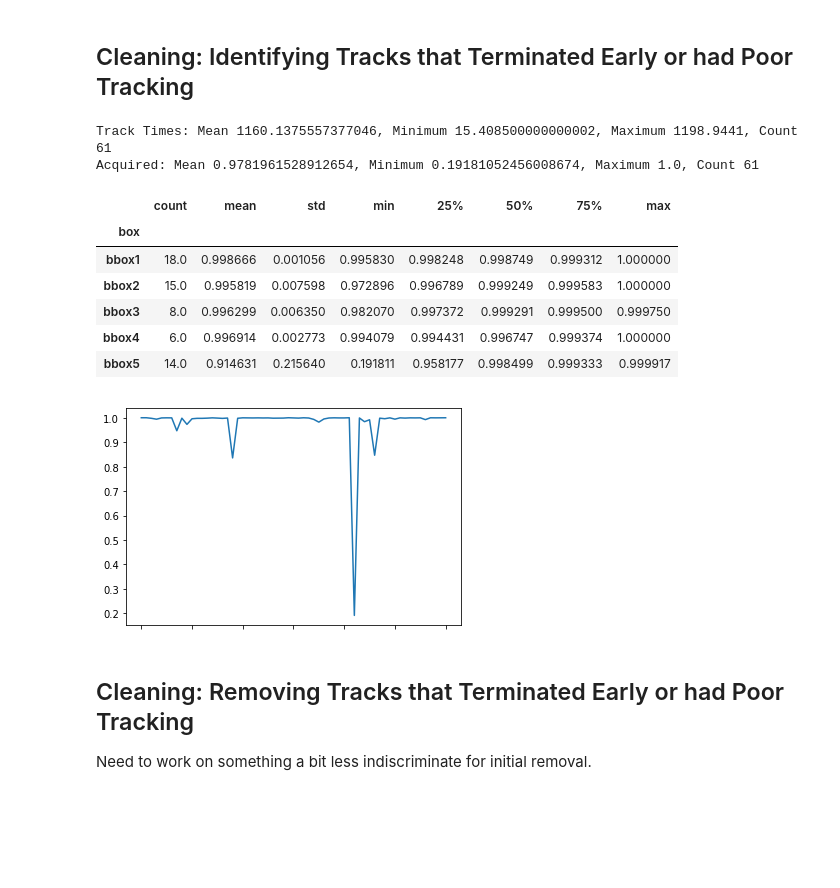
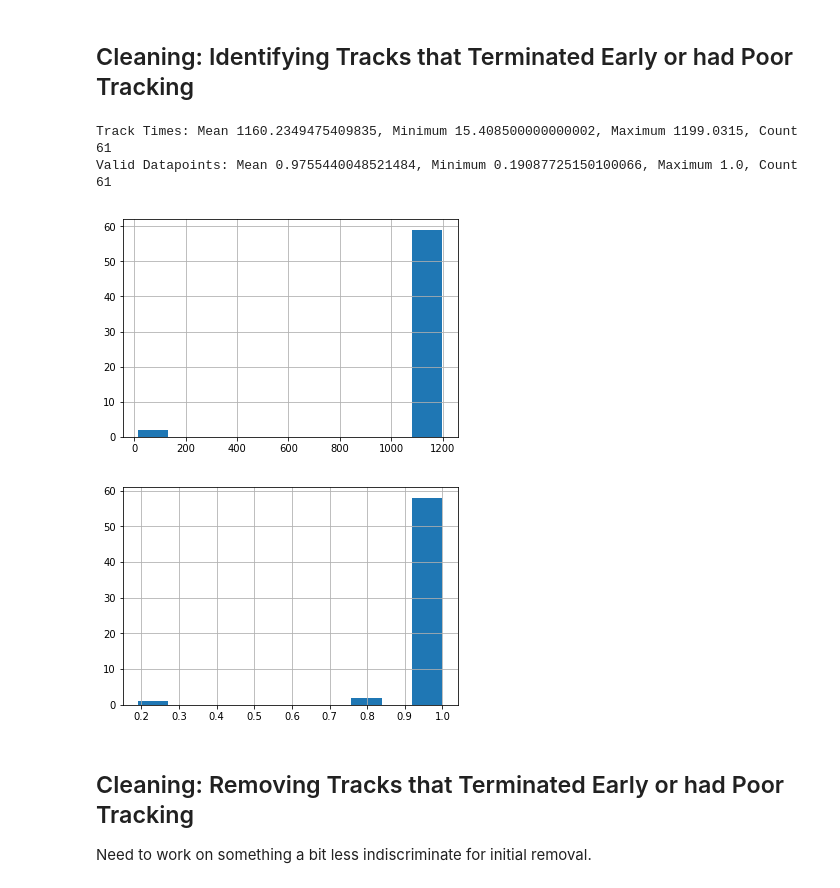
Before and after one commit to liffiton/ATLeS, a Jupyter notebook: notebooks/Atles-Stats-Descriptives.ipynb, the cells around one changed output. Drawn from its saved outputs; the diff is of its cells as text; code cells hidden in the pictures; blank space fills up the shorter version.

```diff
--- a/notebooks/Atles-Stats-Descriptives.ipynb
+++ b/notebooks/Atles-Stats-Descriptives.ipynb
@@ -44,3 +47,5 @@ acquisitionlevel = .85  # sets the cut off level of excluding tracks based on po
+# %%
+framelist = [] # used to keep track of frames generates and to later combine
 # %% [markdown]
 ## Identify the Data Files
 # %%
@@ -123,7 +128,7 @@ dfstim = pd.DataFrame(dfsettings.stimulus.values.tolist(), index=dfsettings.inde
 for col in range(dfstim.shape[1]):
     dfstim=dfstim.rename(columns = {col:('stim_setting' + str(col))})
 
-
+framelist.append(dfsettings)
 dfsettings.head(3)
 # %% [output]
 |  | phases | controller | trigger | stimulus | box | file | track |
@@ -146,6 +151,7 @@ for i in range(phaselen):
     times = sum(phaseinfo[0:i+1])
     phaset.append(times)
 
+# moves 0 to the first entry of phaset; clean this up...
 a = 0
 phaset[0:0] = [a]
 
@@ -160,6 +166,8 @@ dfphase.columns = phasenames
 
 phasenum = len(dfphase.columns)//2 # figure out what this is for....
 
+framelist.append(dfphase)
+
 dfphase.head(3)
 # %% [output]
 |  | phase1time | phase1stim | phase2time | phase2stim | phase3time | phase3stim |
@@ -256,14 +252,24 @@ def get_basicstats(trackfilelist, settingsdic):
 ## Combine Dataframes
 Combines settings, stim, phase, and with aa dataframe of basic descriptive stats
 # %%
-df = dfsettings.join(dfphase).join(dfstim)  # joins settings, stim, and phase dataframes
-df = df.drop(['phases', 'stimulus'], axis=1)  # drops unnecessary columns
+df = pd.concat(framelist, axis=1)
 
-# calculate basic descriptive stats for each track. Does this for each phase and for all phases combined (all)
-for phase in range(phasenum + 1):
-    print('Phase {0} processing...'.format(phase))
-    dfstats = get_basicstats(trackfiles, settingsdic)
-    df = df.join(dfstats)
 
-print('Processing complete.')
+# CODE BELOW SHOULD BE REMOVED
+
+# df = dfsettings.join(dfphase).join(dfstim)  # joins settings, stim, and phase dataframes
+# df = df.drop(['phases', 'stimulus'], axis=1)  # drops unnecessary columns
+
+# # calculate basic descriptive stats for each track. Does this for each phase and for all phases combined (all)
+# for phase in range(phasenum + 1):
+#     if phase == 0:
+#         print(f'Overall processing...')
+#     else:
+#         print(f'Phase {phase} processing...')
+#     dfstats = get_basicstats(trackfiles, settingsdic)
+#     df = df.join(dfstats)
+
+# print('Processing complete.')
+
+df.head(3)
 # %% [output]
@@ -313,24 +316,19 @@ all_timemax, all_timemin, all_acquired, all_xmax, all_xmin, all_xavg, all_xdifav
 # %% [markdown]
 ## Cleaning: Identifying Tracks that Terminated Early or had Poor Tracking
 # %%
-df['all_totaltime'] = df['all_timemax'] - df['all_timemin']
-print(f'Track Times: Mean {df.all_totaltime.mean()}, Minimum {df.all_totaltime.min()}, Maximum {df.all_totaltime.max()}, Count {df.all_totaltime.count()}')
-print(f'Acquired: Mean {df.all_acquired.mean()}, Minimum {df.all_acquired.min()}, Maximum {df.all_acquired.max()}, Count {df.all_acquired.count()}')
+print(f'''Track Times: Mean {df['all', 'Total time (sec)'].mean()}, Minimum {df['all', 'Total time (sec)'].min()}, Maximum {df['all', 'Total time (sec)'].max()}, Count {df['all', 'Total time (sec)'].count()}''')
+print(f'''Valid Datapoints: Mean {df['all', '%Valid datapoints'].mean()}, Minimum {df['all', '%Valid datapoints'].min()}, Maximum {df['all', '%Valid datapoints'].max()}, Count {df['all', '%Valid datapoints'].count()}''')
 
-df.all_acquired.plot()
+df['all', 'Total time (sec)'].hist()
+plt.show()
 
-df['all_acquired'].groupby(df.box).describe()
+df['all', '%Valid datapoints'].hist()
+plt.show()
 # %% [output]
-Track Times: Mean 1160.1375557377046, Minimum 15.408500000000002, Maximum 1198.9441, Count 61
-Acquired: Mean 0.9781961528912654, Minimum 0.19181052456008674, Maximum 1.0, Count 61
+Track Times: Mean 1160.2349475409835, Minimum 15.408500000000002, Maximum 1199.0315, Count 61
+Valid Datapoints: Mean 0.9755440048521484, Minimum 0.19087725150100066, Maximum 1.0, Count 61
-|  | count | mean | std | min | 25% | 50% | 75% | max |
-| box |  |  |  |  |  |  |  |  |
-| bbox1 | 18.0 | 0.998666 | 0.001056 | 0.995830 | 0.998248 | 0.998749 | 0.999312 | 1.000000 |
-| bbox2 | 15.0 | 0.995819 | 0.007598 | 0.972896 | 0.996789 | 0.999249 | 0.999583 | 1.000000 |
-| bbox3 | 8.0 | 0.996299 | 0.006350 | 0.982070 | 0.997372 | 0.999291 | 0.999500 | 0.999750 |
-| bbox4 | 6.0 | 0.996914 | 0.002773 | 0.994079 | 0.994431 | 0.996747 | 0.999374 | 1.000000 |
-| bbox5 | 14.0 | 0.914631 | 0.215640 | 0.191811 | 0.958177 | 0.998499 | 0.999333 | 0.999917 |
-[figure, old version]
+[figure, new version]
+[figure, added]
 # %% [markdown]
 ## Cleaning: Removing Tracks that Terminated Early or had Poor Tracking
 Need to work on something a bit less indiscriminate for initial removal.
```
Also changed, not shown: parts of 33 cells of this notebook.
